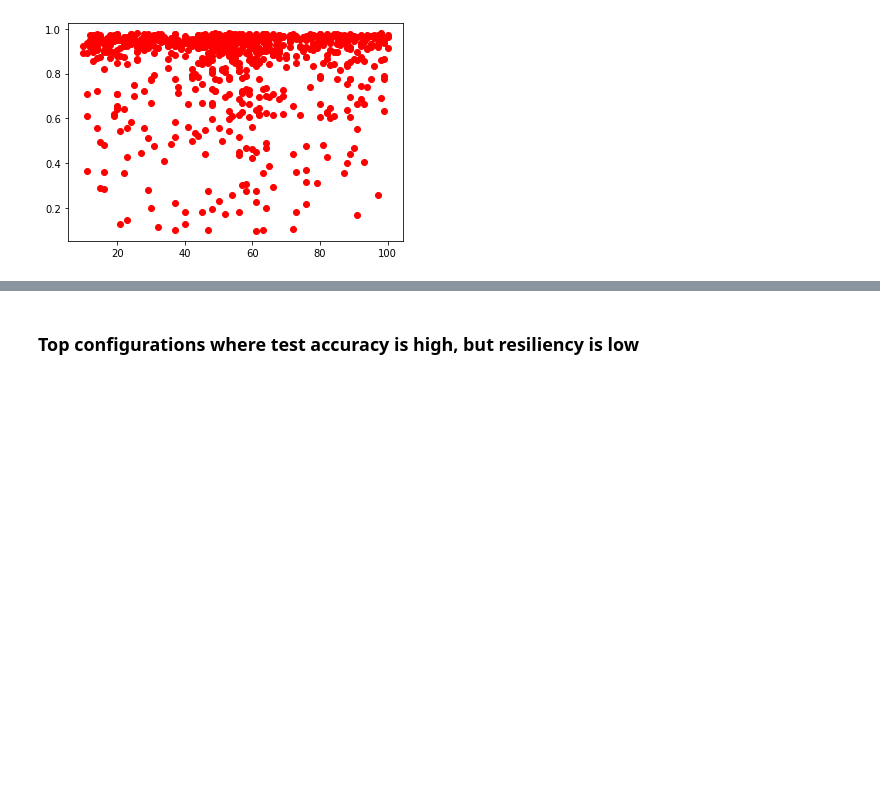
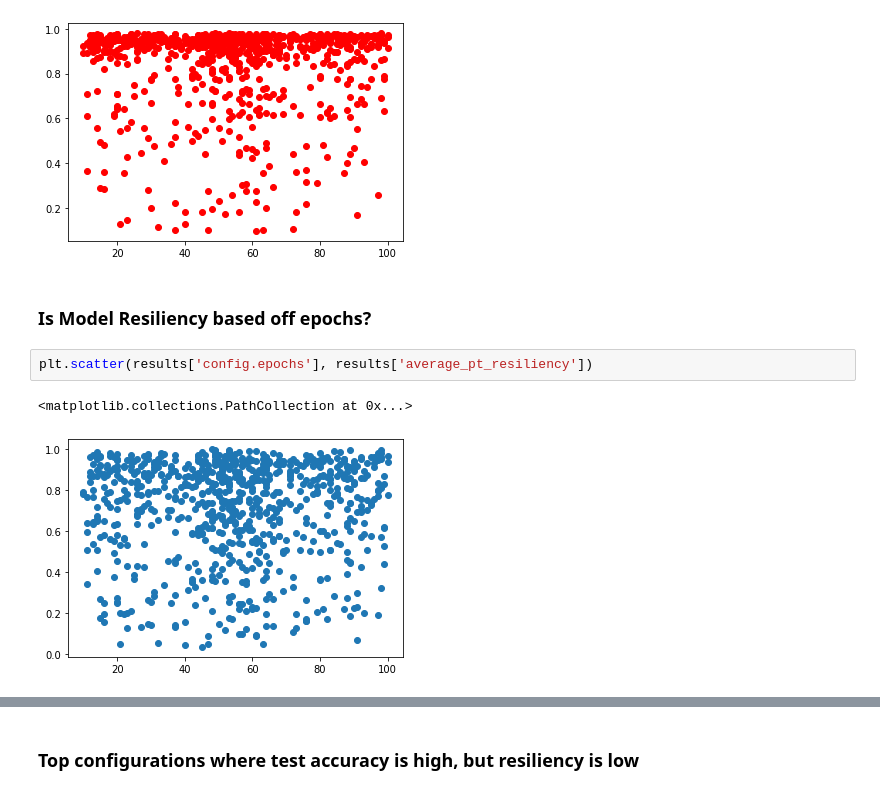
Before and after one commit to maxzvyagin/hyper_resilient_experiments, a Jupyter notebook: simple_mnist/notebooks/mnist_result_exploration.ipynb, the cells around one changed output, grey strips where cells are left out. Saved outputs shown, nothing was run; the diff lists cells and outputs as text; blank space fills up the shorter version.

```diff
--- a/simple_mnist/notebooks/mnist_result_exploration.ipynb
+++ b/simple_mnist/notebooks/mnist_result_exploration.ipynb
@@ -72,3 +72,10 @@ plt.scatter(results['config.epochs'], results['tf_test_acc'], color="red")
 # %% [output]
 <matplotlib.collections.PathCollection at 0x...>
 [figure]
+# %% [markdown]
+### Is Model Resiliency based off epochs?
+# %%
+plt.scatter(results['config.epochs'], results['average_pt_resiliency'])
+# %% [output]
+<matplotlib.collections.PathCollection at 0x...>
+[figure, added]
```
Also changed, not shown: parts of 1 cell of this notebook, 5 other files.
